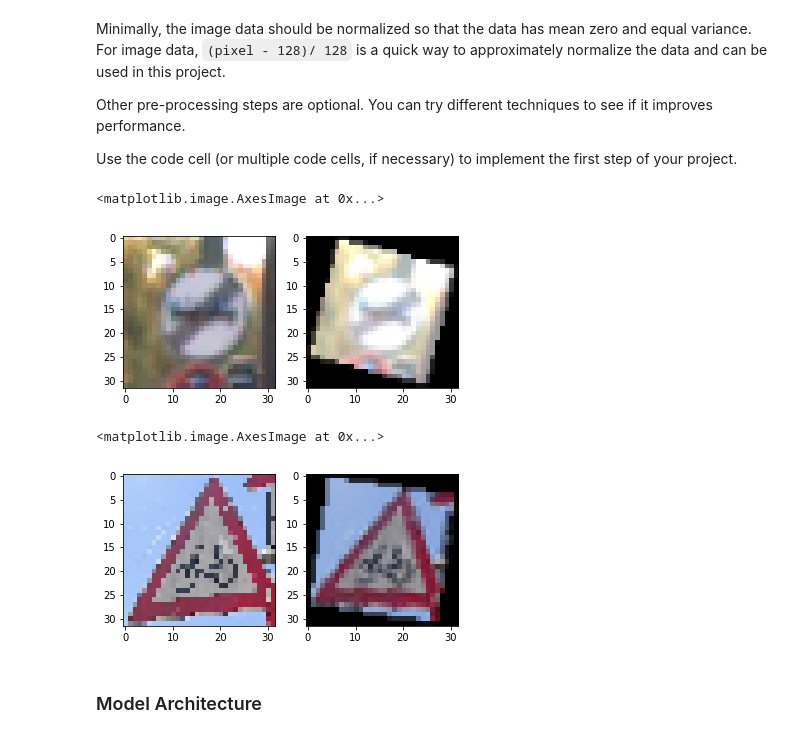
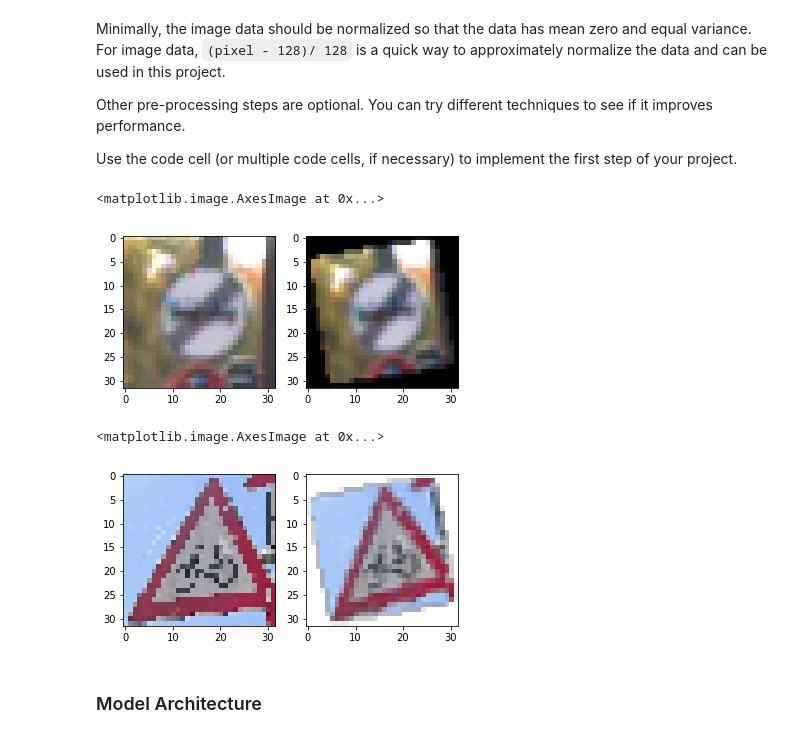
Before and after one commit to rednotion/traffic-sign-classifier, a Jupyter notebook: Traffic_Sign_Classifier.ipynb, the cells around one changed output. Cells and saved outputs as stored; diff of their text form; code cells hidden in the pictures.

```diff
--- a/Traffic_Sign_Classifier.ipynb
+++ b/Traffic_Sign_Classifier.ipynb
@@ -144,6 +147,7 @@ Other pre-processing steps are optional. You can try different techniques to see
 
 Use the code cell (or multiple code cells, if necessary) to implement the first step of your project.
 # %%
+import tensorflow as tf
 from scipy import ndimage
 import cv2
 
@@ -152,12 +156,12 @@ def resize(x):
     return x
 
 def tweak(x):
-    x = tf.image.random_brightness(x, 0.6) # max_delta
+    x = tf.image.random_brightness(x, 0.3) # max_delta
     x = tf.image.random_contrast(x, 0.8, 1.2)
     return x
 
 def rotate(x):
-    x = ndimage.rotate(x, np.random.randint(-15, 15))
+    x = ndimage.rotate(x, np.random.randint(-20, 20))
     x = resize(x)
     return x
 
@@ -174,20 +178,20 @@ processed = rotate(processed)
 ax[1].imshow(processed)
 # %% [output]
 <matplotlib.image.AxesImage at 0x...>
-[figure, old version]
+[figure, new version]
 # %%
-test = mpimg.imread('./test_images/test1.png')
-test = cv2.cvtColor(test, cv2.COLOR_BGRA2BGR)
+test = mpimg.imread('./test_images/test1.jpg')
+#test = cv2.cvtColor(test, cv2.COLOR_BGRA2BGR)
 test = resize(test)
 fig, ax = plt.subplots(1, 2)
 ax[0].imshow(test)
 
 processed = tf.Session().run(tweak(test))
-processed = rotate(processed)
+processed = rotate(test)
 ax[1].imshow(processed)
 # %% [output]
 <matplotlib.image.AxesImage at 0x...>
-[figure, old version]
+[figure, new version]
 # %% [markdown]
 ### Model Architecture
 # %%
```
Also changed, not shown: parts of 16 cells of this notebook, 6 other files.
